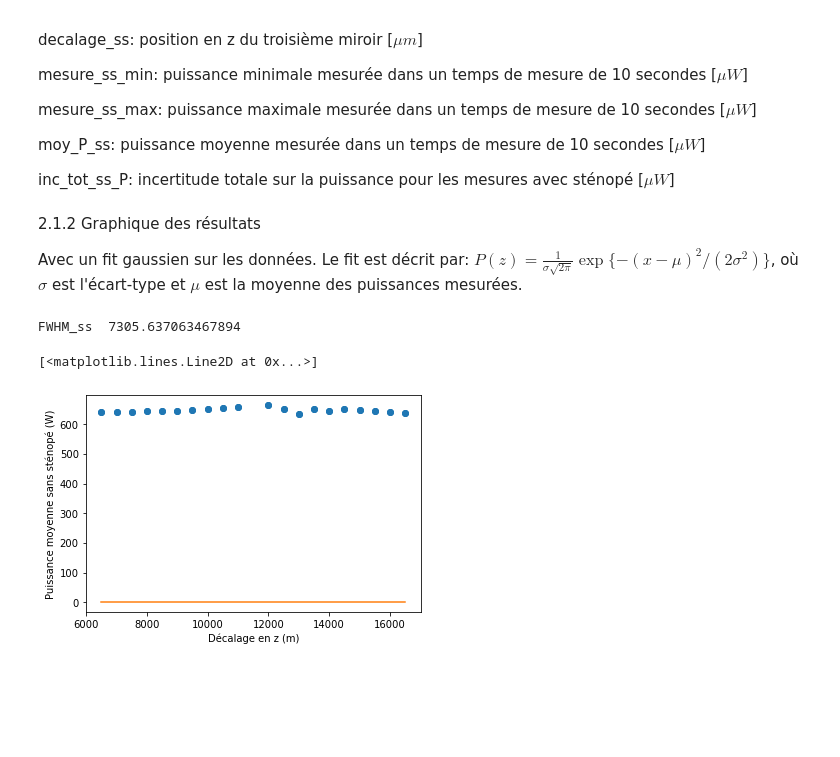
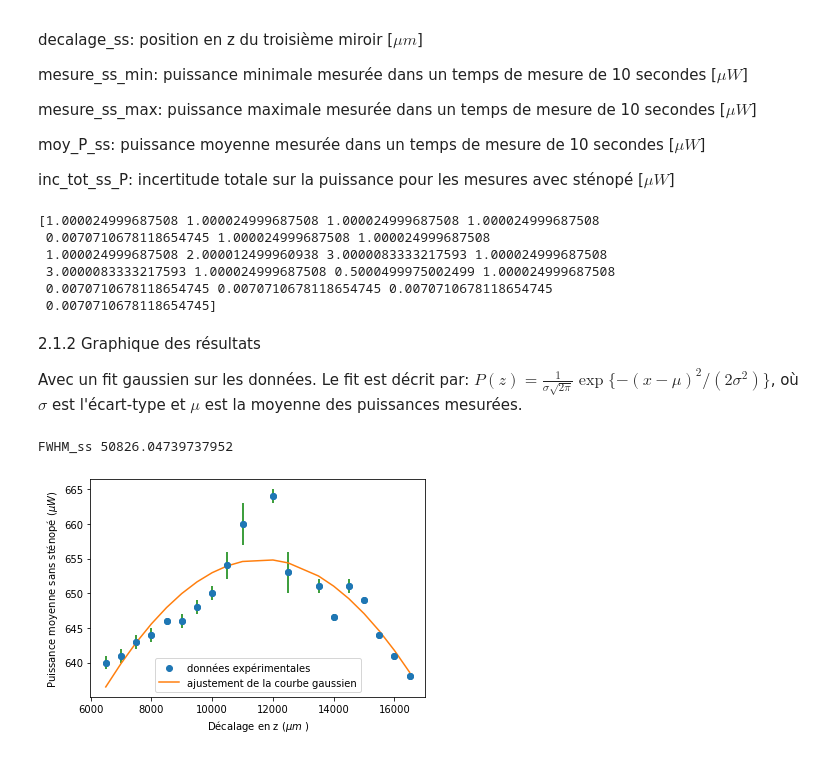
Before and after one commit to nicolasleblanc-poly/Introduction-l-optique-moderne, a Jupyter notebook: Laboratoire 1/Partie 2/Laboratoire1_Partie2_Resultats_AvecEtSansStenope.ipynb, the cells around one changed output. Saved outputs shown, nothing was run; the diff lists cells and outputs as text; code cells hidden in the pictures; blank space fills up the shorter version.

```diff
--- a/Laboratoire 1/Partie 2/Laboratoire1_Partie2_Resultats_AvecEtSansStenope.ipynb
+++ b/Laboratoire 1/Partie 2/Laboratoire1_Partie2_Resultats_AvecEtSansStenope.ipynb
@@ -19,3 +16,8 @@ inc_lect_z = 10
+# %%
+res_lect_P = 0.01
+err_lect_P = res_lect_P/np.sqrt(2)
+res_lect_z = 10
+inc_lect_z = res_lect_z/np.sqrt(2)
 # %% [markdown]
 ## 1. Résultats des mesures de puissance avec et sans sténopé
 # %% [markdown]
@@ -41,7 +43,7 @@ decalage_as = np.sort((1e3)*np.array([12.92, 12.86, 12.81, 12.77, 12.72, 12.66,
 P_as_min = np.array([20, 60, 90, 150, 195, 245, 290, 320, 370, 410, 430, 350, 300, 270, 210, 170, 140, 90, 40, 9])
 P_as_max = np.array([30, 90, 120, 170, 215, 255, 300, 350, 400, 460, 480, 370, 330, 300, 240, 210, 160, 100, 50, 11])
 moy_P_as = (np.array(P_as_min) + np.array(P_as_max)) / 2.0
-inc_exp_as = np.abs(np.subtract(P_as_max, P_as_min))/2
+inc_exp_as = np.abs(np.subtract(P_as_max, P_as_min)) / 2.0
 
 # calcul des incertitudes sur la puissance
 inc_tot_as_P = np.empty(len(inc_exp_as), dtype=object)
@@ -95,45 +113,63 @@ moy_P_ss: puissance moyenne mesurée dans un temps de mesure de 10 secondes [$\m
 
 inc_tot_ss_P: incertitude totale sur la puissance pour les mesures avec sténopé [$\mu W$]
 # %%
-decalage_ss = np.sort((1e3)*np.array([11.0, 10.50, 10.0, 9.50, 9.0, 8.50, 8.0, 7.5, 7.0, 6.5, 12.0, 12.5, 13.0, 13.5, 14.0, 14.5, 15.0, 15.5, 16.0, 16.5]))
-P_ss_min = np.array([639, 640, 642, 643, 646, 645, 647, 649, 652, 657, 663, 650, 630, 650, 646, 650, 649, 644, 641, 638])
-P_ss_max = np.array([641, 642, 644, 645, 646, 647, 649, 651, 656, 663, 665, 656, 640, 652, 647, 652, 649, 644, 641, 638])
+decalage_ss = np.sort((1e3)*np.array([11.0, 10.50, 10.0, 9.50, 9.0, 8.50, 8.0, 7.5, 7.0, 6.5, 12.0, 12.5, 13.5, 14.0, 14.5, 15.0, 15.5, 16.0, 16.5]))
+P_ss_min = np.array([639, 640, 642, 643, 646, 645, 647, 649, 652, 657, 663, 650, 650, 646, 650, 649, 644, 641, 638])
+P_ss_max = np.array([641, 642, 644, 645, 646, 647, 649, 651, 656, 663, 665, 656, 652, 647, 652, 649, 644, 641, 638])
 moy_P_ss = (np.array(P_ss_min) + np.array(P_ss_max)) / 2.0
 
-inc_exp_ss = np.abs(np.subtract(P_ss_max, P_ss_min))
+inc_exp_ss = np.abs(np.subtract(P_ss_max, P_ss_min)) / 2.0
 
 # calcul des incertitudes sur la puissance
 inc_tot_ss_P = np.empty(len(inc_exp_ss), dtype=object)
 for i in range(len(inc_exp_ss)):
     inc_tot_ss_P[i] = np.sqrt(inc_exp_ss[i]**2+err_lect_P**2)
+# %%
+print(inc_tot_ss_P)
+# %% [output]
+[1.000024999687508 1.000024999687508 1.000024999687508 1.000024999687508
+ 0.0070710678118654745 1.000024999687508 1.000024999687508
+ 1.000024999687508 2.000012499960938 3.0000083333217593 1.000024999687508
+ 3.0000083333217593 1.000024999687508 0.5000499975002499 1.000024999687508
+ 0.0070710678118654745 0.0070710678118654745 0.0070710678118654745
+ 0.0070710678118654745]
 # %% [markdown]
 2.1.2 Graphique des résultats
 
 Avec un fit gaussien sur les données. Le fit est décrit par: $P(z) = \frac{1}{\sigma \sqrt{2\pi}} \exp{\{-(x-\mu)^2/(2\sigma^2)}\} $, où $\sigma$ est l'écart-type et $\mu$ est la moyenne des puissances mesurées.
 # %%
 # calcul de l'écart-type et de la moyenne des décalages
-Pavg_ss = sum(decalage_ss)/len(decalage_ss)
+avg_dec_ss = sum(decalage_ss)/len(decalage_ss)
 std_dec_ss = np.std(decalage_ss)
 
-# calcul du FWHM pour le cas sans sténopé
-FWHM_ss = 2*np.sqrt(2*math.log(2))*std_dec_ss
-print("FWHM_ss ", FWHM_ss, "\n")
+# calcul de l'écart-type et de la moyenne des décalages
+avg_dec_ss = np.mean(decalage_ss)
+std_dec_ss = np.std(decalage_ss)
 
 # graphique
-plt.scatter(decalage_ss, moy_P_ss)
-plt.xlabel("Décalage en z (m)")
-plt.ylabel("Puissance moyenne sans sténopé (W)")
+plt.scatter(decalage_ss, moy_P_ss, label='données expérimentales')
+plt.xlabel("Décalage en z ($\mu m$ )")
+plt.ylabel("Puissance moyenne sans sténopé ($\mu W$)")
 plt.errorbar(decalage_ss, moy_P_ss, xerr = inc_lect_z, yerr = inc_tot_ss_P, fmt='o', ecolor='g')
 # pas de barres d'erreur en x... mystère
 
 # fit gaussien
-def func(z, avg, std):
-    return  (1/(std*np.sqrt(2*np.pi))) * np.exp(-(z-avg)**2 / (2*std**2))
-popt, pcov = curve_fit(func, decalage_ss, moy_P_ss)
+def gauss(x, *p):
+    a, b, c = p
+    y = a*np.exp(-(x-b)**2/2/c**2)
+    return y
+# p0 is the initial gues
+p0 = [np.max(decalage_ss), avg_dec_ss, std_dec_ss]
+coeff, var_matrix = curve_fit(gauss, decalage_ss,moy_P_ss, p0=p0)
+a_fit, b_fit, c_fit = coeff
+# Get the fitted curve
+fit_ss = gauss(decalage_ss, *coeff)
+plt.plot(decalage_ss, fit_ss, label='ajustement de la courbe gaussien')
+plt.legend()
 
-# plt.plot(decalage_ss, func(decalage_ss, *popt))
-plt.plot(decalage_ss, func(decalage_ss, popt[0], popt[1]))
+# calcul du FWHM pour le cas sans sténopé
+FWHM_ss = 2*np.sqrt(2*math.log(2))*c_fit
+print("FWHM_ss", FWHM_ss, "\n")
 # %% [output]
-FWHM_ss  7305.637063467894
+FWHM_ss 50826.04739737952
-[<matplotlib.lines.Line2D at 0x...>]
-[figure, old version]
+[figure, new version]
```
Also changed, not shown: parts of 7 cells of this notebook, 6 other files.
